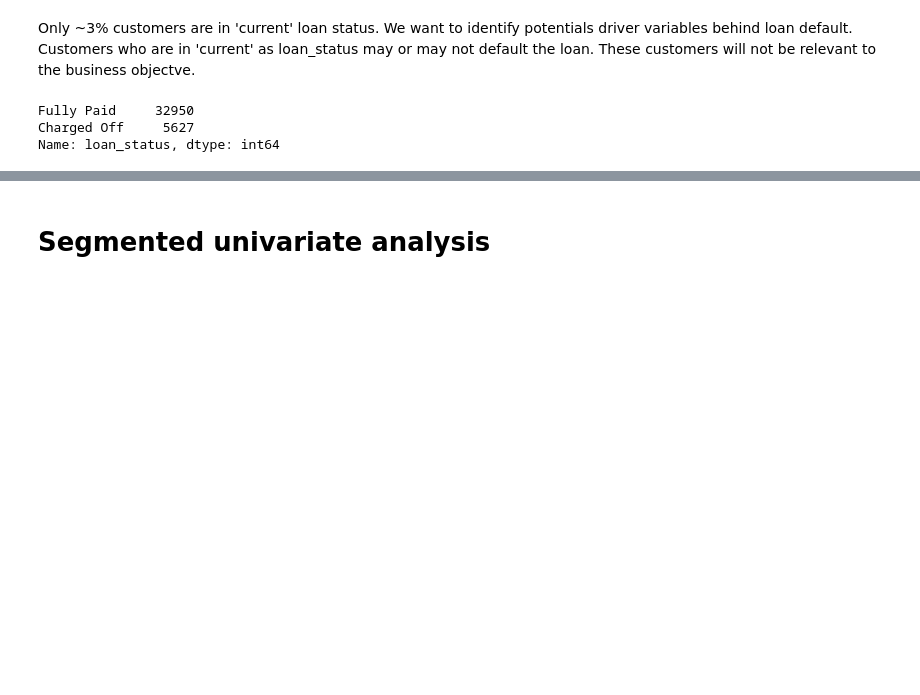
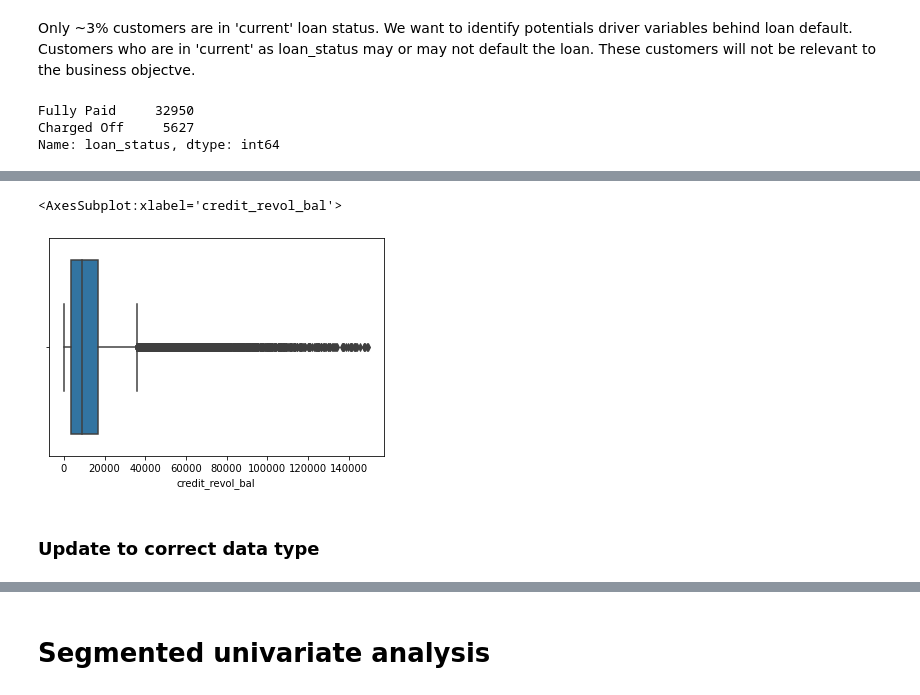
Before and after one commit to suchins3/LendingClub, a Jupyter notebook: Lending club case study.ipynb, the cells around one changed output, grey strips where cells are left out. Drawn from its saved outputs; the diff is of its cells as text; code cells hidden in the pictures; blank space fills up the shorter version.

```diff
--- a/Lending club case study.ipynb
+++ b/Lending club case study.ipynb
@@ -107,0 +231,5 @@ Name: loan_status, dtype: int64
+# %%
+sns.boxplot(df['credit_revol_bal'])
+# %% [output]
+<AxesSubplot:xlabel='credit_revol_bal'>
+[figure, added]
@@ -107,0 +263,2 @@ Name: loan_status, dtype: int64
+# %% [markdown]
+### Update to correct data type
```
Also changed, not shown: parts of 39 cells of this notebook.
